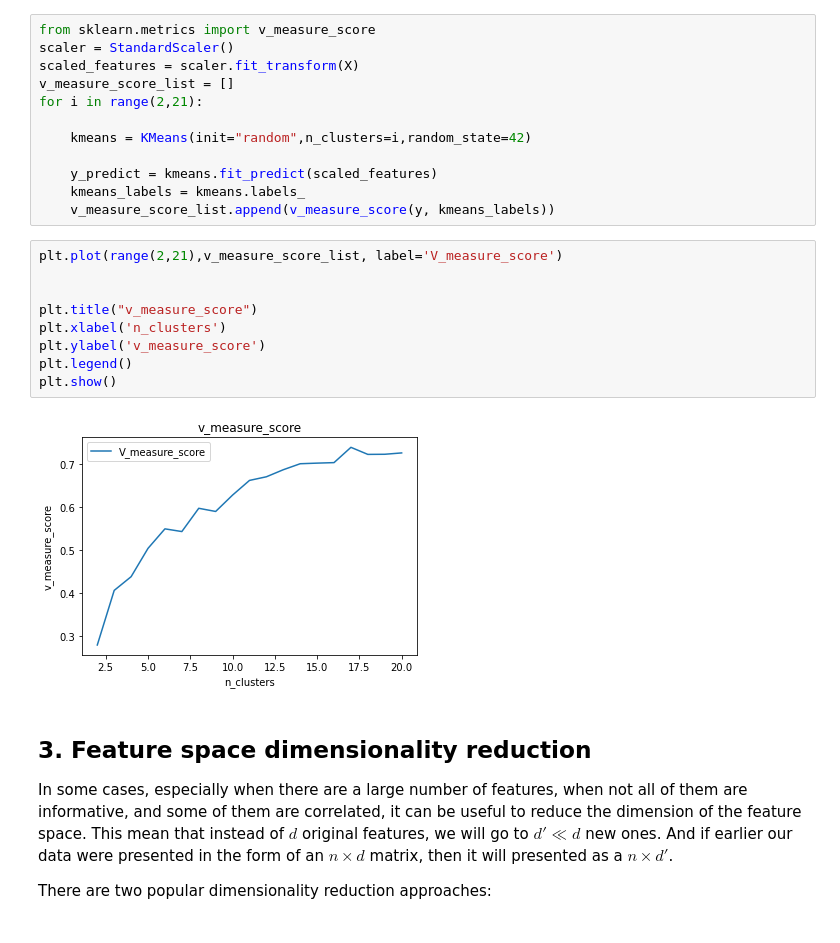
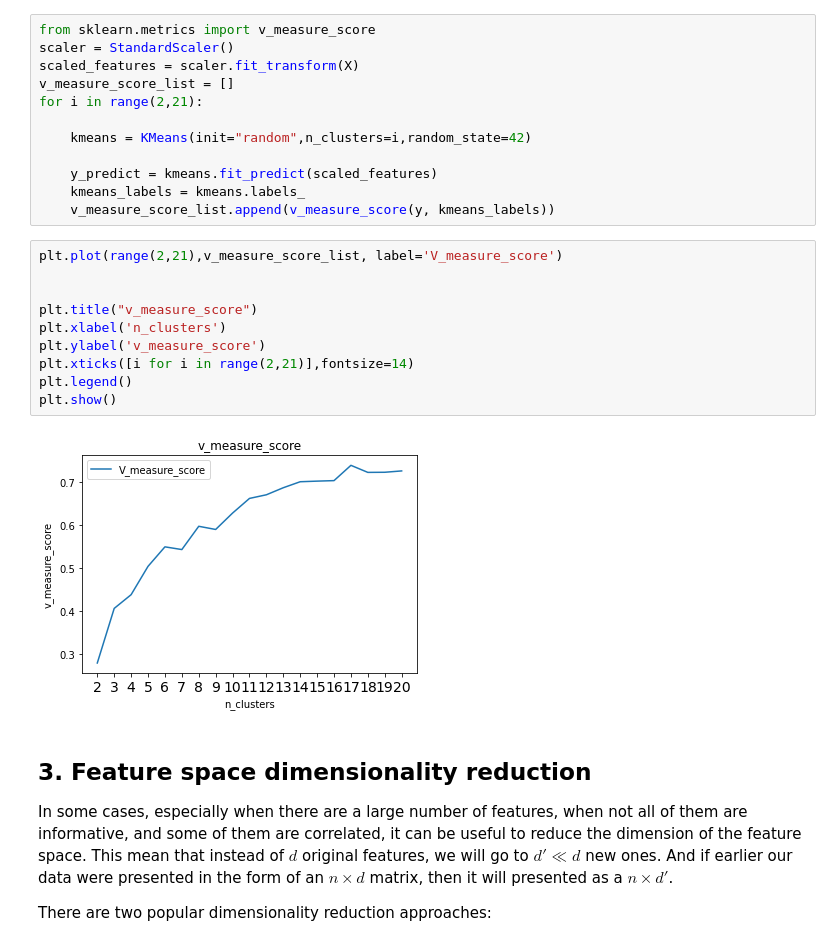
Before and after one commit to devbrest/8_clustering, a Jupyter notebook: clustering.ipynb, the cells around one changed output. Saved outputs shown, nothing was run; the diff lists cells and outputs as text.

```diff
--- a/clustering.ipynb
+++ b/clustering.ipynb
@@ -312,14 +313,15 @@ for i in range(2,21):
 # %%
 plt.plot(range(2,21),v_measure_score_list, label='V_measure_score')
 
 
 plt.title("v_measure_score")
 plt.xlabel('n_clusters')
 plt.ylabel('v_measure_score')
+plt.xticks([i for i in range(2,21)],fontsize=14)
 plt.legend()
 plt.show()
 # %% [output]
-[figure, old version]
+[figure, new version]
 # %% [markdown]
 ## 3. Feature space dimensionality reduction
 
```
Also changed, not shown: parts of 8 cells of this notebook.
